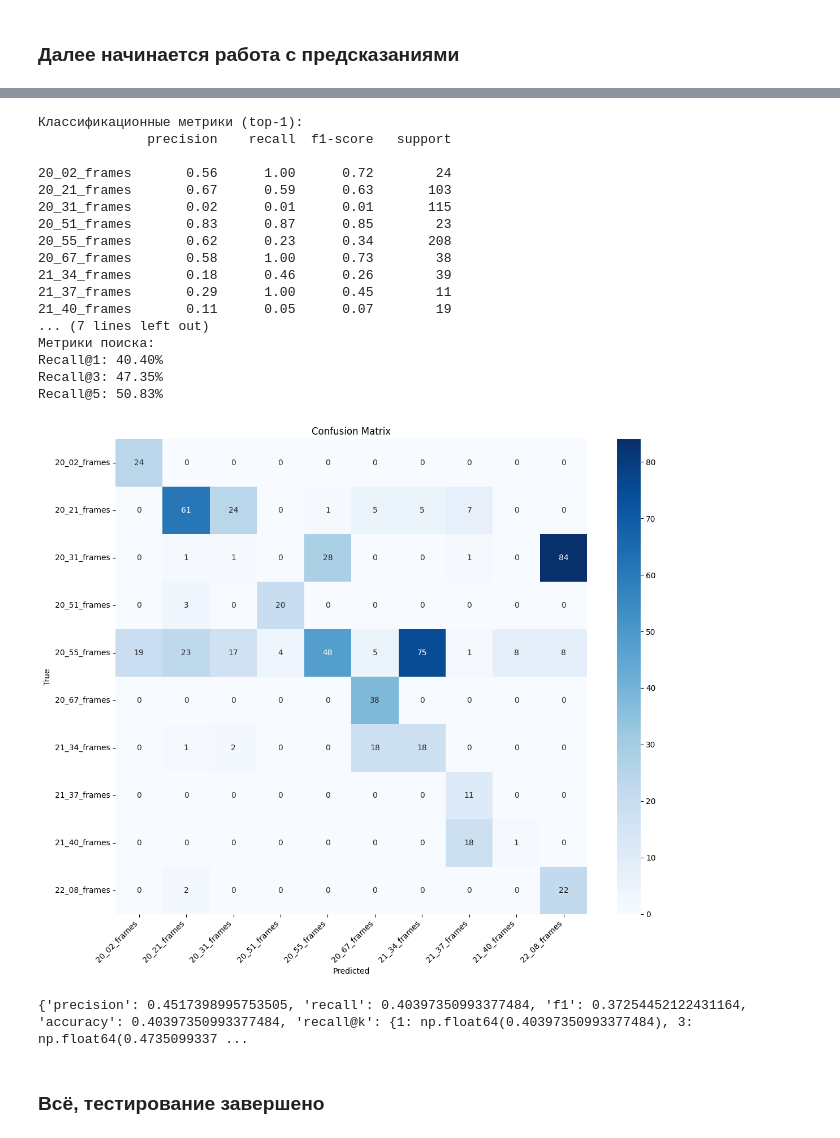
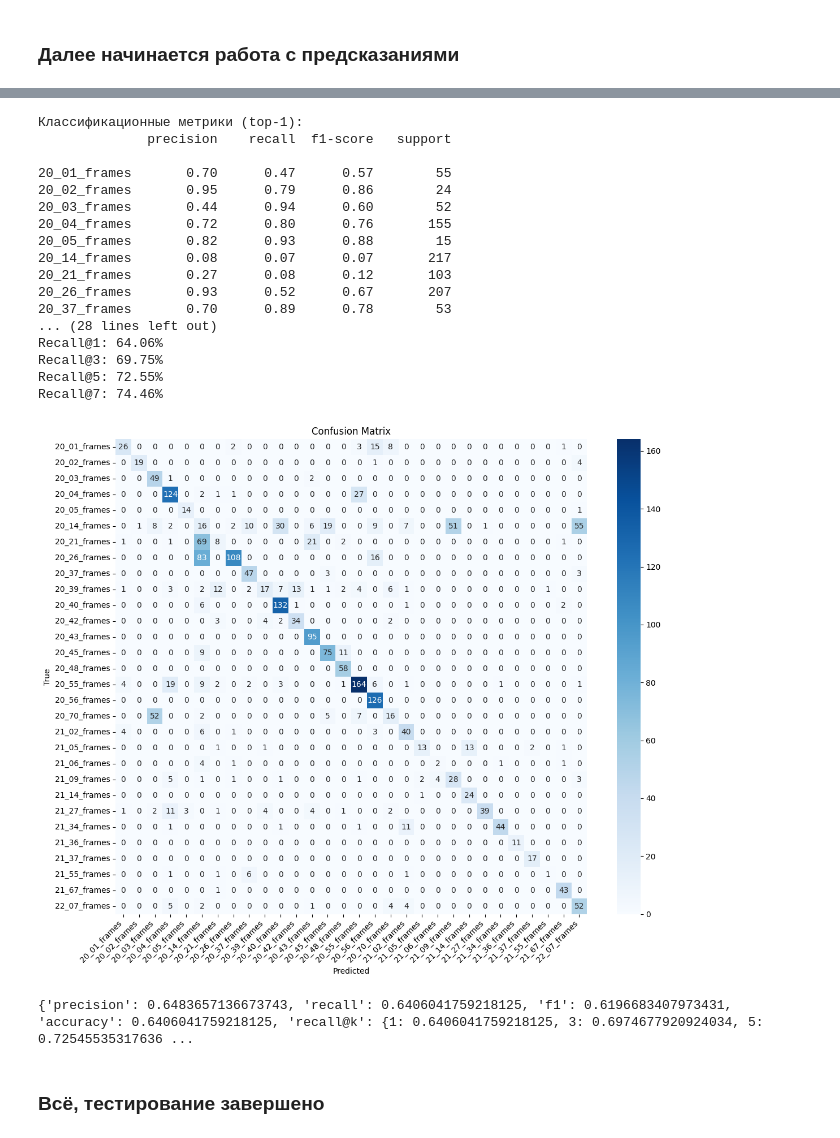
Before and after one commit to alekseevpy/WhalesDetection, a Jupyter notebook: test_for_whales.ipynb, the cells around one changed output, grey strips where cells are left out. Cells and saved outputs as stored; diff of their text form; code cells hidden in the pictures.

```diff
--- a/test_for_whales.ipynb
+++ b/test_for_whales.ipynb
@@ -287,9 +310,9 @@ from sklearn.metrics import precision_score
 # %%
 DEVICE = torch.device('cuda' if torch.cuda.is_available() else 'cpu')
 DATA_PATH = "whales_processed"
-MODEL_NAME = "hf-hub:BVRA/MegaDescriptor-L-384"
-IMAGE_SIZE = 384
-
+MODEL_NAME = "hf-hub:BVRA/MegaDescriptor-S-224"
+IMAGE_SIZE = 224
+#384
 model = timm.create_model(MODEL_NAME, pretrained=True).to(DEVICE)
 model.eval()
 
@@ -436,31 +443,31 @@ def evaluate_model(test_folder, index, paths, k_values=(1, 5)):
 # %%
 metrics = evaluate_model(
     test_folder=os.path.join(DATA_PATH, "test"),
     index=train_index,
     paths=train_paths,
-    k_values=(1,3,5)
+    k_values=(1,3,5,7)
 )
 print(metrics)
 # %% [output]
 Классификационные метрики (top-1):
               precision    recall  f1-score   support
 
-20_02_frames       0.56      1.00      0.72        24
-20_21_frames       0.67      0.59      0.63       103
-20_31_frames       0.02      0.01      0.01       115
-20_51_frames       0.83      0.87      0.85        23
-20_55_frames       0.62      0.23      0.34       208
-20_67_frames       0.58      1.00      0.73        38
-21_34_frames       0.18      0.46      0.26        39
-21_37_frames       0.29      1.00      0.45        11
-21_40_frames       0.11      0.05      0.07        19
-... (7 lines left out)
-Метрики поиска:
-Recall@1: 40.40%
-Recall@3: 47.35%
-Recall@5: 50.83%
+20_01_frames       0.70      0.47      0.57        55
+20_02_frames       0.95      0.79      0.86        24
+20_03_frames       0.44      0.94      0.60        52
+20_04_frames       0.72      0.80      0.76       155
+20_05_frames       0.82      0.93      0.88        15
+20_14_frames       0.08      0.07      0.07       217
+20_21_frames       0.27      0.08      0.12       103
+20_26_frames       0.93      0.52      0.67       207
+20_37_frames       0.70      0.89      0.78        53
+... (28 lines left out)
+Recall@1: 64.06%
+Recall@3: 69.75%
+Recall@5: 72.55%
+Recall@7: 74.46%
-[figure, old version]
+[figure, new version]
-{'precision': 0.4517398995753505, 'recall': 0.40397350993377484, 'f1': 0.37254452122431164, 'accuracy': 0.40397350993377484, 'recall@k': {1: np.float64(0.40397350993377484), 3: np.float64(0.4735099337 ...
+{'precision': 0.6483657136673743, 'recall': 0.6406041759218125, 'f1': 0.6196683407973431, 'accuracy': 0.6406041759218125, 'recall@k': {1: 0.6406041759218125, 3: 0.6974677920924034, 5: 0.72545535317636 ...
 # %% [markdown]
 ### Всё, тестирование завершено
 # %% [markdown]
```
Also changed, not shown: parts of 25 cells of this notebook.
